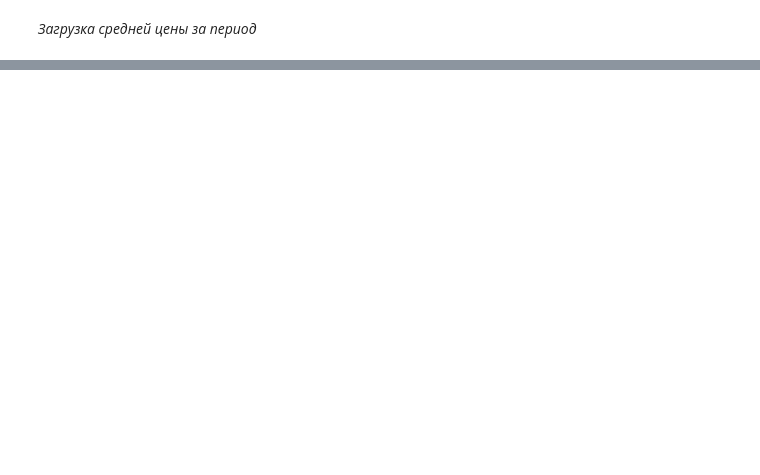
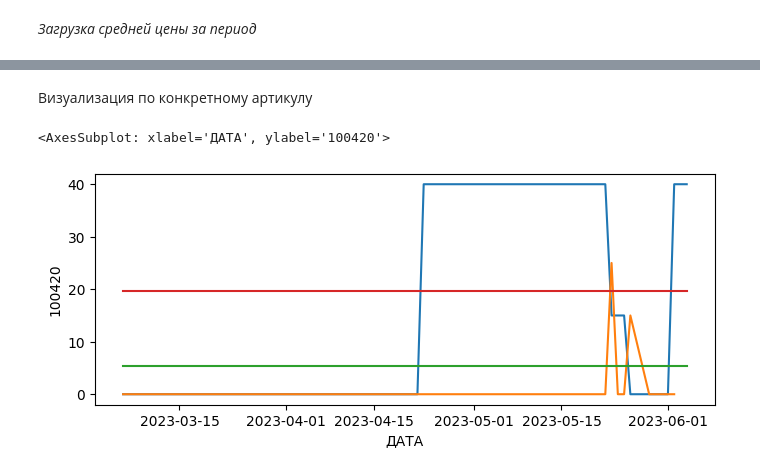
Before and after one commit to killri/sf_data_science, a Jupyter notebook: DS_Mystery/Asia stock management/Asia_stocks.ipynb, the cells around one changed output, grey strips where cells are left out. Drawn from its saved outputs; the diff is of its cells as text; code cells hidden in the pictures; blank space fills up the shorter version.

```diff
--- a/DS_Mystery/Asia stock management/Asia_stocks.ipynb
+++ b/DS_Mystery/Asia stock management/Asia_stocks.ipynb
@@ -110,0 +136,5 @@ piv_nom.head(2)
+# %%
+table = pd.pivot_table(Stocks,values='ОСТАТОК',aggfunc='sum',columns='АРТИКУЛ', index='ДАТА').sort_index()
+stock_nulls = table.isnull().mean()
+table = table.fillna(0)
+table.describe()
@@ -110,0 +160,5 @@ piv_nom.head(2)
+# %%
+table2 = pd.pivot_table(Sales,values='ПРОДАЖА ШТ',aggfunc='sum',columns='АРТИКУЛ', index='ДАТА').sort_index()
+sales_nulls = table2.isnull().mean()
+table2 = table2.fillna(0)
+table2.describe()
@@ -110,0 +225,21 @@ piv_nom.head(2)
+# %% [markdown]
+Визуализация по конкретному артикулу
+# %%
+art =100420
+
+fig, ax = plt.subplots(1,1, figsize = [8,3])
+sns.lineplot(table[art].T, ax=ax)
+sns.lineplot(table2[art].T, ax=ax)
+line = pd.DataFrame(table[art].T.copy())
+
+mean_level = table2.describe().T.loc[101032]['mean']
+std_level = mean_level + table2.describe().T.loc[101032]['std']
+
+line['mean'] = mean_level
+line['std'] = std_level
+line
+sns.lineplot(line['mean'], ax=ax)
+sns.lineplot(line['std'], ax=ax)
+# %% [output]
+<AxesSubplot: xlabel='ДАТА', ylabel='100420'>
+[figure, added]
```
Also changed, not shown: parts of 16 cells of this notebook.
